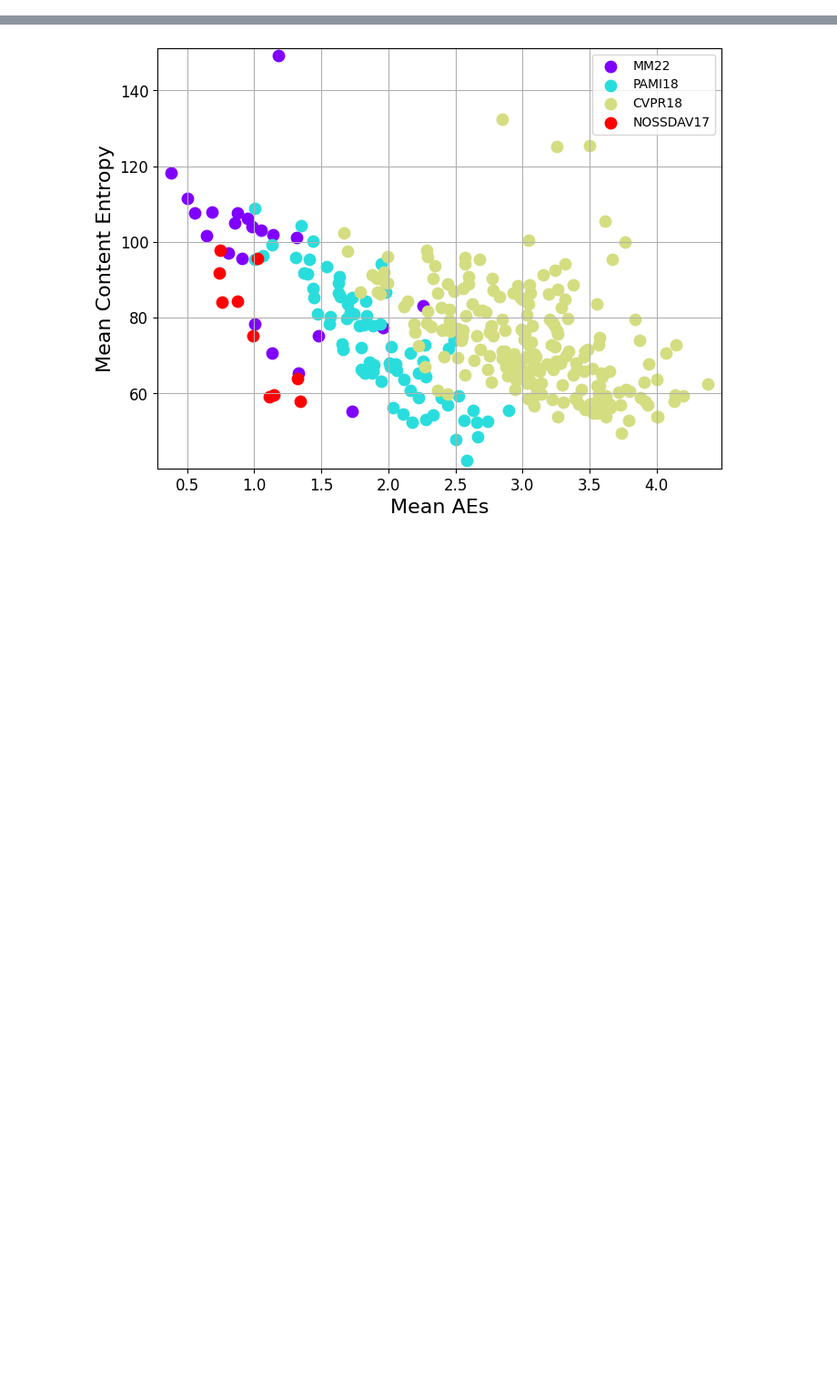
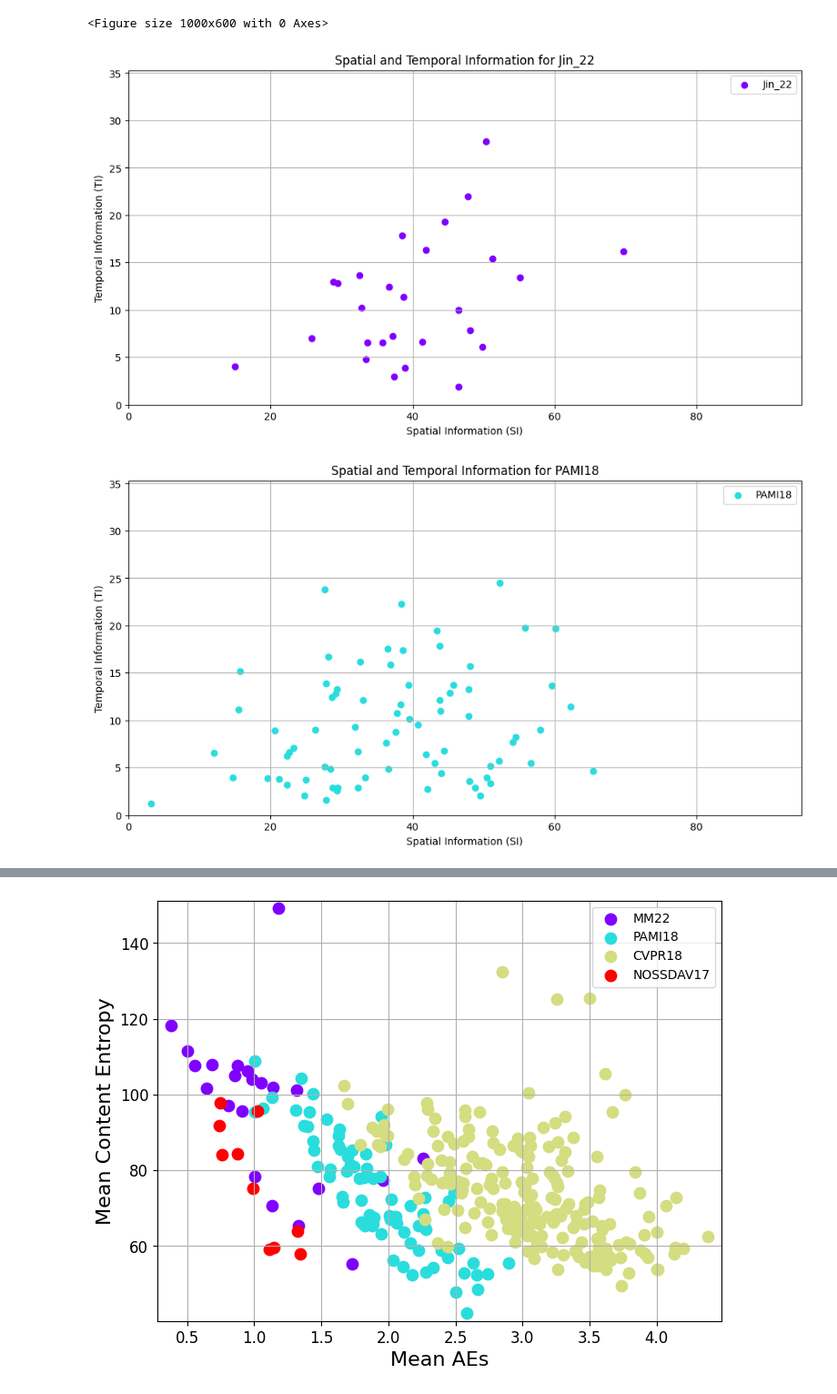
Before and after one commit to varun-pradhan-117/XR-pipeline, a Jupyter notebook: plotting.ipynb, the cells around one changed output, grey strips where cells are left out. Shown at 91% size. Drawn from its saved outputs; the diff is of its cells as text; code cells hidden in the pictures; blank space fills up the shorter version.

```diff
--- a/plotting.ipynb
+++ b/plotting.ipynb
@@ -108,4 +108,8 @@ def plot_all_SITI(datasets_folder, datasets, annotate_all=False):
         plt.savefig(plot_path)
         plt.show()
 # %%
-#plot_all_SITI(datasets_folder,datasets)
+plot_all_SITI(datasets_folder,datasets)
+# %% [output]
+<Figure size 1000x600 with 0 Axes>
+[figure, added]
+[figure, added]
```
Also changed, not shown: parts of 19 cells of this notebook, 16 other files.
